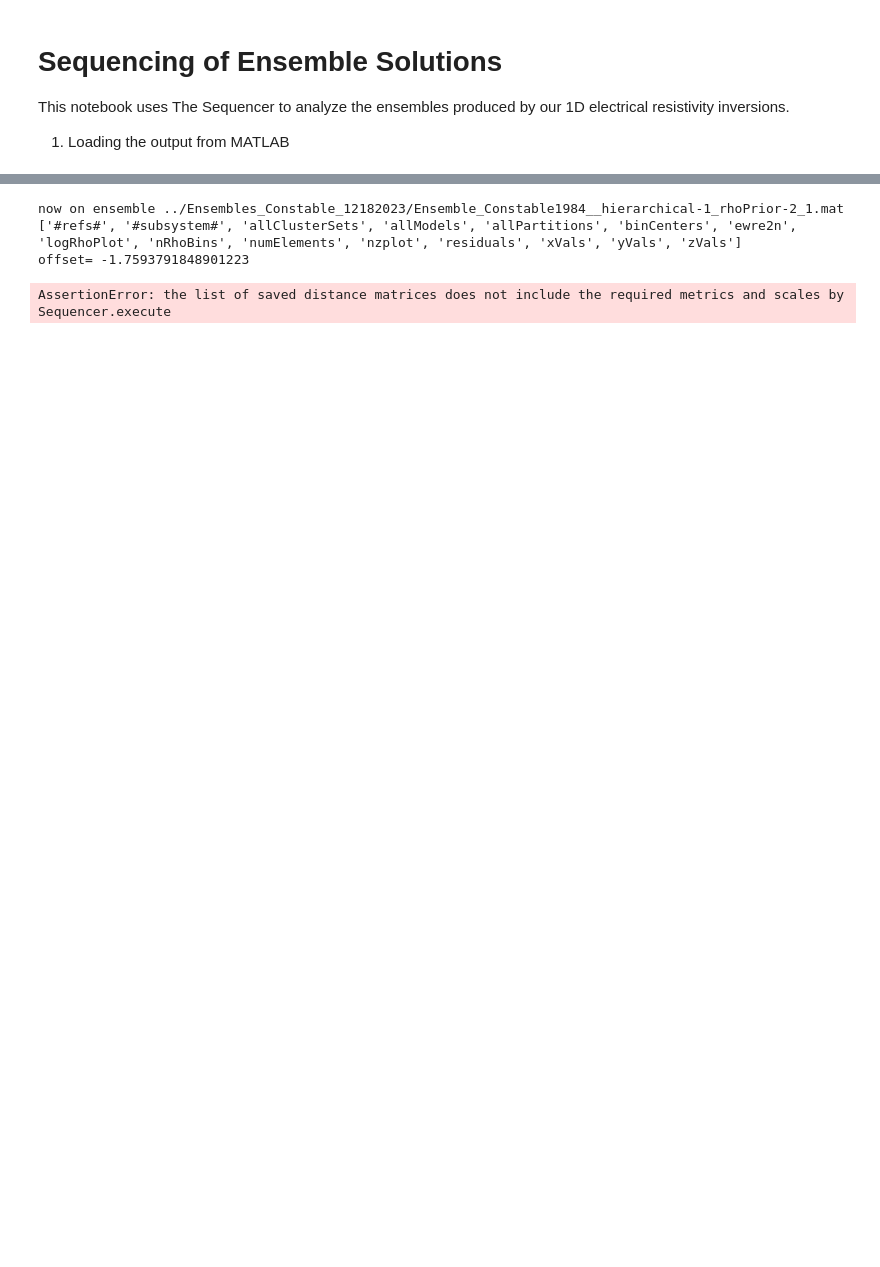
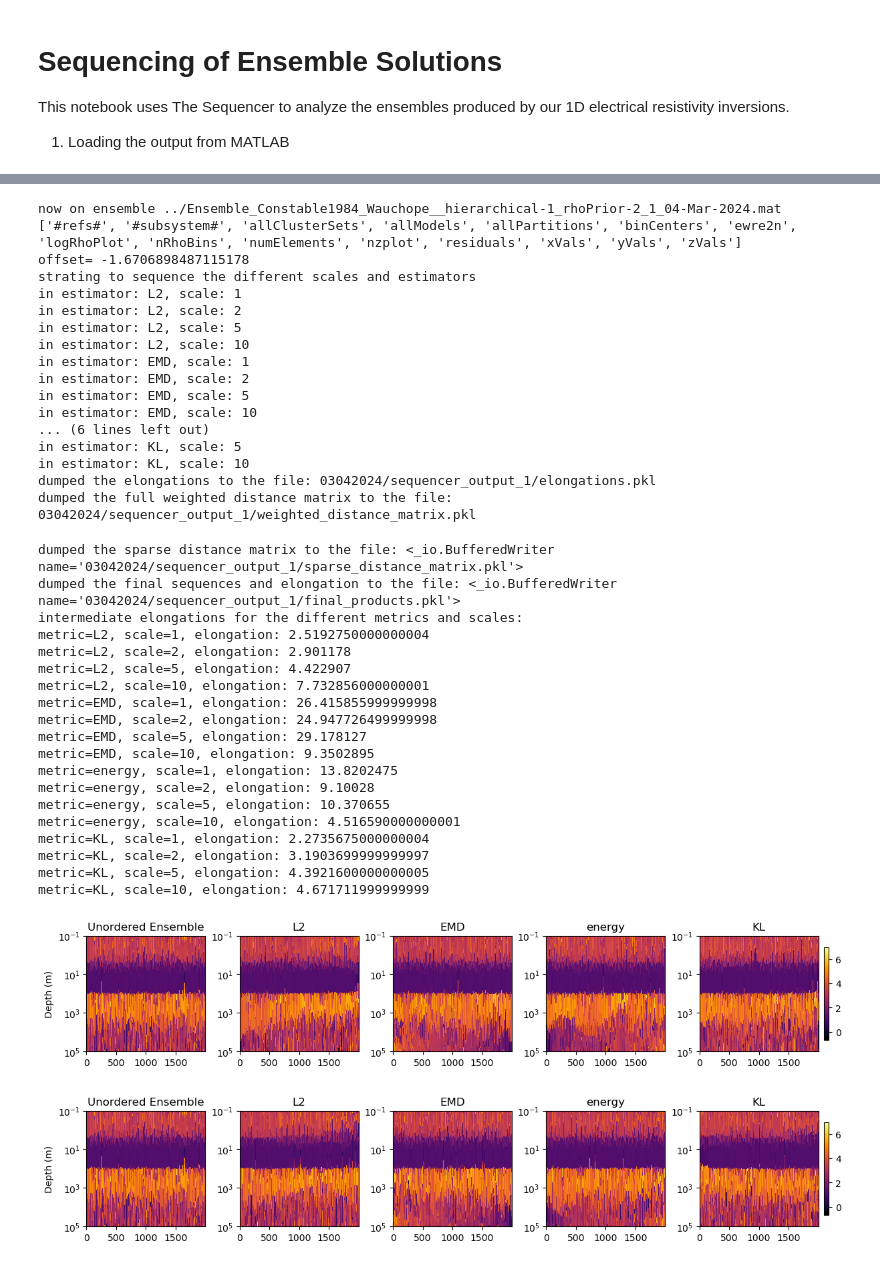
Before and after one commit to maxrudolph/Mills_etal-Ensemble-Analysis, a Jupyter notebook: Sequencing/Sequence_Ensemble_Field.ipynb, the cells around one changed output, grey strips where cells are left out. Drawn from its saved outputs; the diff is of its cells as text; code cells hidden in the pictures; blank space fills up the shorter version.

```diff
--- a/Sequencing/Sequence_Ensemble_Field.ipynb
+++ b/Sequencing/Sequence_Ensemble_Field.ipynb
@@ -10,31 +10,13 @@ from scipy.io import loadmat
 import h5py
 # %%
 # define the files for each model run
-n_keep = 5000 # 12500
+n_keep = 2000 # 12500
 offset = 0 # number that gets added to all log-rho values because EMD cannot deal with negative numbers
 
-date = "12182023"
+date = "03042024"
 
-
-#analysis_file_base = "../Ensembles_Constable1984_1_11082023/Analysis_Constable1984_"
-#ensemble_file_base = "../Ensembles_Constable1984_1_11082023/Ensemble_Constable1984_"
-
-#analysis_file_base = "../Ensembles_Constable_MalinvernoPrior/Analysis_Constable1984_"
-#ensemble_file_base = "../Ensembles_Constable_MalinvernoPrior/Ensemble_Constable1984_"
-
-#analysis_file_base = "../Ensemble_Constable_nohierarchical_small/Analysis_Constable1984_nohierarchical_"
-#ensemble_file_base = "../Ensemble_Constable_nohierarchical_small/Ensemble_Constable1984_nohierarchical_"
-
-#analysis_file_base = "../Ensembles_Constable_11202023/Analysis_Constable1984_Wauchope__hierarchical-1_rhoPrior-2_"
-#ensemble_file_base = "../Ensembles_Constable_11202023/Ensemble_Constable1984_Wauchope__hierarchical-1_rhoPrior-2_"
-
-analysis_file_base = "../Ensembles_Constable_12182023/Analysis_Constable1984__hierarchical-1_rhoPrior-2_1"
-ensemble_file_base = "../Ensembles_Constable_12182023/Ensemble_Constable1984__hierarchical-1_rhoPrior-2_1"
-
-
-# analysis_file_base = "../Ensembles_Rener_02222024/Analysis_Constable1984_Renner__hierarchical-1_rhoPrior-2_1_22-Feb-2024"
-# ensemble_file_base = "../Ensembles_Rener_02222024/Ensemble_Constable1984_Renner__hierarchical-1_rhoPrior-2_1_22-Feb-2024"
-
+analysis_file_base = "../Analysis_Constable1984_Wauchope__hierarchical-1_rhoPrior-2_1_04-Mar-2024"
+ensemble_file_base = "../Ensemble_Constable1984_Wauchope__hierarchical-1_rhoPrior-2_1_04-Mar-2024"
 
 
 def load_analysis(filename):
@@ -65,8 +41,3 @@ def load_ensemble(filename):
-# %%
-fig,ax = plt.subplots(1,1)
-h = ax.pcolorfast(log_rho_samples.T)
-plt.colorbar(h)
-fig.show()
 # %%
 # noise_levels = ["0.01","0.02","0.05","0.1","0.2"]
 noise_levels = ["1"]
@@ -143,7 +128,7 @@ for noise_level,keep_idx in zip(noise_levels,all_keep_idx):
 
     estimator_list = ['L2','EMD','energy','KL']
     output_directory = date + "/sequencer_output_" + noise_level
-    scale_list = [[1,2,5,10,20],[1,2,5,10,20],[1,2,5,10,20],[1,2,5,10,20]]
+    scale_list = [[1,2,5,10],[1,2,5,10],[1,2,5,10],[1,2,5,10]]
 
 
     seq = sequencer.Sequencer(z.flatten(), log_rho_samples - offset, estimator_list,scale_list=scale_list)
@@ -167,14 +152,14 @@ for noise_level,keep_idx in zip(noise_levels,all_keep_idx):
 
     vmin = np.min(log_rho_samples)
     vmax = np.max(log_rho_samples)
-#     vmin = -1
+    #     vmin = -1
     #vmax = 6
-    cmap = 'viridis'
+    cmap = 'inferno'
 
     import matplotlib.gridspec as gridspec
     estimator_list, scale_list, sequence_list = seq.return_sequence_of_weighted_products_all_metrics_and_scales()
 
-    nscale=5;
+    nscale=4;
     for i in range(nscale):
         # fig, (ax0,ax1,ax2,ax3) = plt.subplots(1,4,figsize=(16,4))
         fig = plt.figure(constrained_layout=True,figsize=(12,4))
@@ -190,33 +175,67 @@ for noise_level,keep_idx in zip(noise_levels,all_keep_idx):
         ax0.set_title("Unordered Ensemble")
         ax0.set_yscale("log")
         ax0.invert_yaxis()
         ax0.set_ylabel("Depth (m)")
 
         pcm = ax1.pcolormesh(xlabel,z[0],log_rho_samples[sequence_list[nscale*0+i],:].T,vmin=vmin,vmax=vmax,rasterized=True,cmap=cmap)
         ax1.set_title(estimator_list[nscale*0+i])
         ax1.set_yscale("log")
         ax1.invert_yaxis()
 
         ax2.pcolormesh(xlabel,z[0],log_rho_samples[sequence_list[nscale*1+i],:].T,vmin=vmin,vmax=vmax,rasterized=True,cmap=cmap)
         ax2.set_title(estimator_list[nscale*1+i])
         ax2.set_yscale("log")
         ax2.invert_yaxis()
 
         ax3.pcolormesh(xlabel,z[0],log_rho_samples[sequence_list[nscale*2+i],:].T,vmin=vmin,vmax=vmax,rasterized=True,cmap=cmap)
         ax3.set_title(estimator_list[nscale*2+i])
         ax3.set_yscale("log")
         ax3.invert_yaxis()
 
         ax4.pcolormesh(xlabel,z[0],log_rho_samples[sequence_list[nscale*3+i],:].T,vmin=vmin,vmax=vmax,rasterized=True,cmap=cmap)
         ax4.set_title(estimator_list[nscale*3+i])
         ax4.set_yscale("log")
         ax4.invert_yaxis()
 
         fig.colorbar(pcm,ax=ax4,shrink=0.8)
         plt.savefig(date + "/figure_ensemble_" + noise_level + "{:d}.pdf".format(i),dpi=300)
         fig.show()
 # %% [output]
-now on ensemble ../Ensembles_Constable_12182023/Ensemble_Constable1984__hierarchical-1_rhoPrior-2_1.mat
+now on ensemble ../Ensemble_Constable1984_Wauchope__hierarchical-1_rhoPrior-2_1_04-Mar-2024.mat
 ['#refs#', '#subsystem#', 'allClusterSets', 'allModels', 'allPartitions', 'binCenters', 'ewre2n', 'logRhoPlot', 'nRhoBins', 'numElements', 'nzplot', 'residuals', 'xVals', 'yVals', 'zVals']
-offset= -1.7593791848901223
+offset= -1.6706898487115178
+strating to sequence the different scales and estimators
+in estimator: L2, scale: 1
+in estimator: L2, scale: 2
+in estimator: L2, scale: 5
+in estimator: L2, scale: 10
+in estimator: EMD, scale: 1
+in estimator: EMD, scale: 2
+in estimator: EMD, scale: 5
+in estimator: EMD, scale: 10
+... (6 lines left out)
+in estimator: KL, scale: 5
+in estimator: KL, scale: 10
+dumped the elongations to the file: 03042024/sequencer_output_1/elongations.pkl
+dumped the full weighted distance matrix to the file: 03042024/sequencer_output_1/weighted_distance_matrix.pkl
-AssertionError: the list of saved distance matrices does not include the required metrics and scales by Sequencer.execute
+dumped the sparse distance matrix to the file: <_io.BufferedWriter name='03042024/sequencer_output_1/sparse_distance_matrix.pkl'>
+dumped the final sequences and elongation to the file: <_io.BufferedWriter name='03042024/sequencer_output_1/final_products.pkl'>
+intermediate elongations for the different metrics and scales:
+metric=L2, scale=1, elongation: 2.5192750000000004
+metric=L2, scale=2, elongation: 2.901178
+metric=L2, scale=5, elongation: 4.422907
+metric=L2, scale=10, elongation: 7.732856000000001
+metric=EMD, scale=1, elongation: 26.415855999999998
+metric=EMD, scale=2, elongation: 24.947726499999998
+metric=EMD, scale=5, elongation: 29.178127
+metric=EMD, scale=10, elongation: 9.3502895
+metric=energy, scale=1, elongation: 13.8202475
+metric=energy, scale=2, elongation: 9.10028
+metric=energy, scale=5, elongation: 10.370655
+metric=energy, scale=10, elongation: 4.516590000000001
+metric=KL, scale=1, elongation: 2.2735675000000004
+metric=KL, scale=2, elongation: 3.1903699999999997
+metric=KL, scale=5, elongation: 4.3921600000000005
+metric=KL, scale=10, elongation: 4.671711999999999
+[figure, added]
+[figure, added]
```
Also changed, not shown: parts of 13 cells of this notebook, 4 other files.
